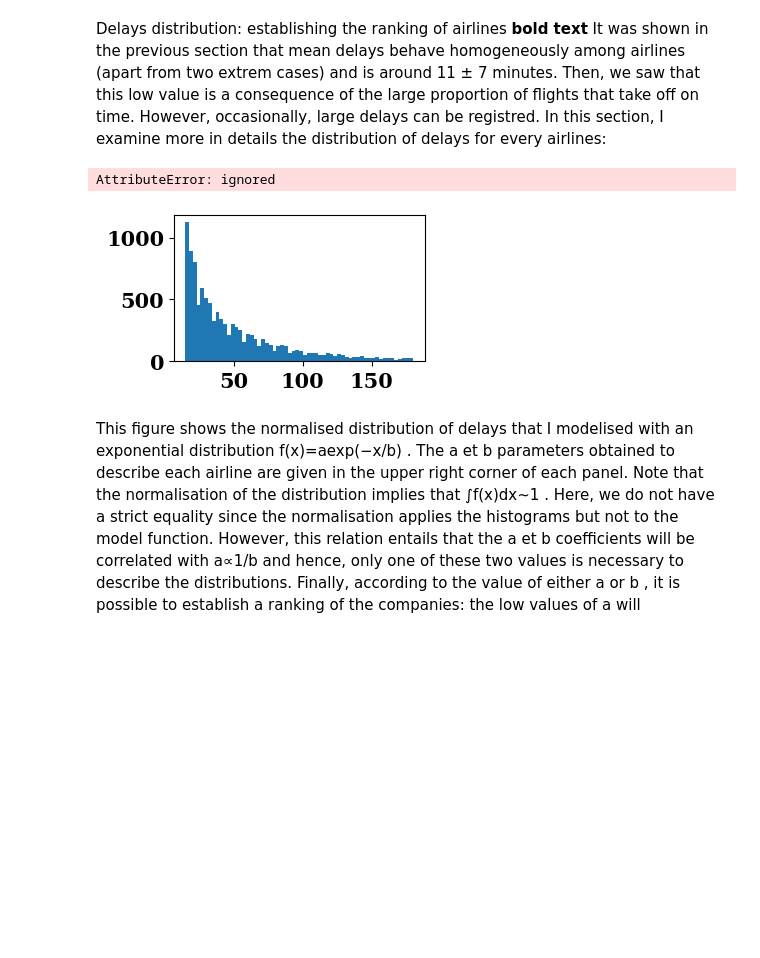
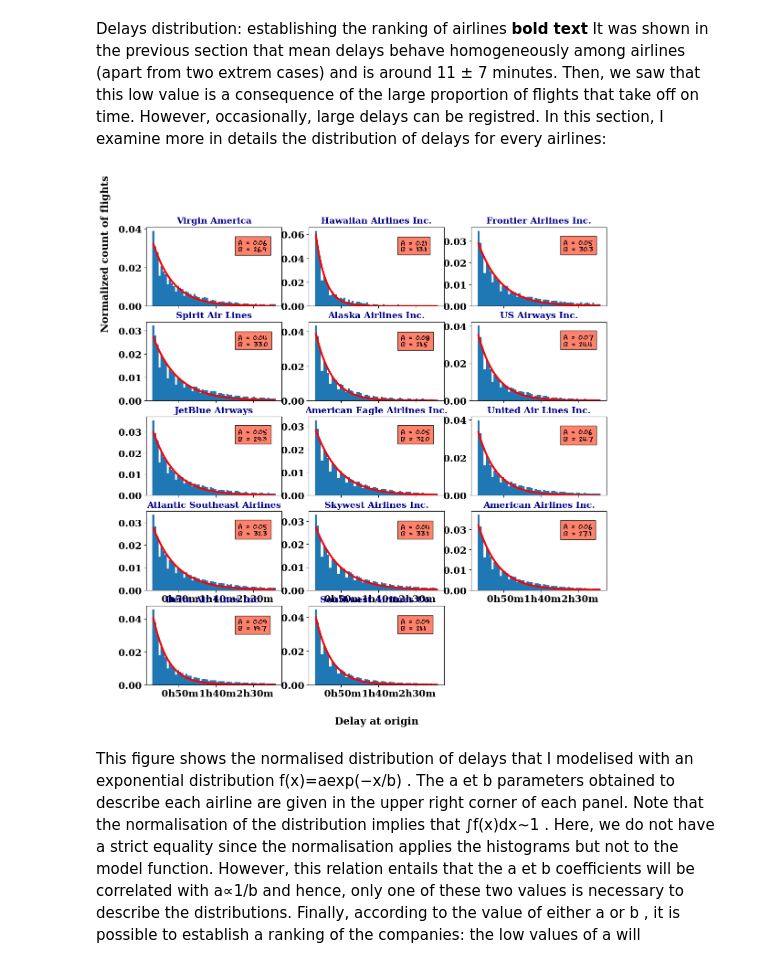
Before and after one commit to arvind-maurya/IIML_Group_Project, a Jupyter notebook: Predicting_flight_delays.ipynb, the cells around one changed output. Cells and saved outputs as stored; diff of their text form; code cells hidden in the pictures; blank space fills up the shorter version.

```diff
--- a/Predicting_flight_delays.ipynb
+++ b/Predicting_flight_delays.ipynb
@@ -593,7 +593,7 @@ def func(x, a, b):
     return a * np.exp(-x/b)
 #-------------------------------------------
 points = [] ; label_company = []
-fig = plt.figure(1, figsize=(11,11))
+fig = plt.figure(1, figsize=(13,13))
 i = 0
 for carrier_name in [abbr_companies[x] for x in global_stats.index]:
     i += 1
@@ -601,7 +601,7 @@ for carrier_name in [abbr_companies[x] for x in global_stats.index]:
     #_________________________
     # Fit of the distribution
     n, bins, patches = plt.hist(x = df2[df2['AIRLINE']==carrier_name]['DEPARTURE_DELAY'],
-                                range = (15,180), normed=True, bins= 60)
+                                range = (15,180), density=True, bins= 60)
     bin_centers = bins[:-1] + 0.5 * (bins[1:] - bins[:-1])
     popt, pcov = curve_fit(func, bin_centers, n, p0 = [1, 2])
     #___________________________
@@ -610,35 +610,34 @@ for carrier_name in [abbr_companies[x] for x in global_stats.index]:
     label_company.append(carrier_name)
     #______________________
     # draw the fit curve
     plt.plot(bin_centers, func(bin_centers, *popt), 'r-', linewidth=3)
     #_____________________________________
     # define tick labels for each subplot
     if i < 10:
         ax.set_xticklabels(['' for x in ax.get_xticks()])
     else:
         ax.set_xticklabels(['{:2.0f}h{:2.0f}m'.format(*[int(y) for y in divmod(x,60)])
                             for x in ax.get_xticks()])
     #______________
     # subplot title
     plt.title(carrier_name, fontsize = 14, fontweight = 'bold', color = 'darkblue')
     #____________
     # axes labels
     if i == 4:
         ax.text(-0.3,0.9,'Normalized count of flights', fontsize=16, rotation=90,
             color='k', horizontalalignment='center', transform = ax.transAxes)
     if i == 14:
         ax.text( 0.5, -0.5 ,'Delay at origin', fontsize=16, rotation=0,
             color='k', horizontalalignment='center', transform = ax.transAxes)
     #___________________________________________
     # Legend: values of the a and b coefficients
     ax.text(0.68, 0.7, 'a = {}\nb = {}'.format(round(popt[0],2), round(popt[1],1)),
             style='italic', transform=ax.transAxes, fontsize = 12, family='fantasy',
             bbox={'facecolor':'tomato', 'alpha':0.8, 'pad':5})
 
 plt.tight_layout()
 # %% [output]
-AttributeError: ignored
-[figure, old version]
+[figure, new version]
 # %% [markdown]
 This figure shows the normalised distribution of delays that I modelised with an exponential distribution  f(x)=aexp(−x/b)
  . The  a
```
